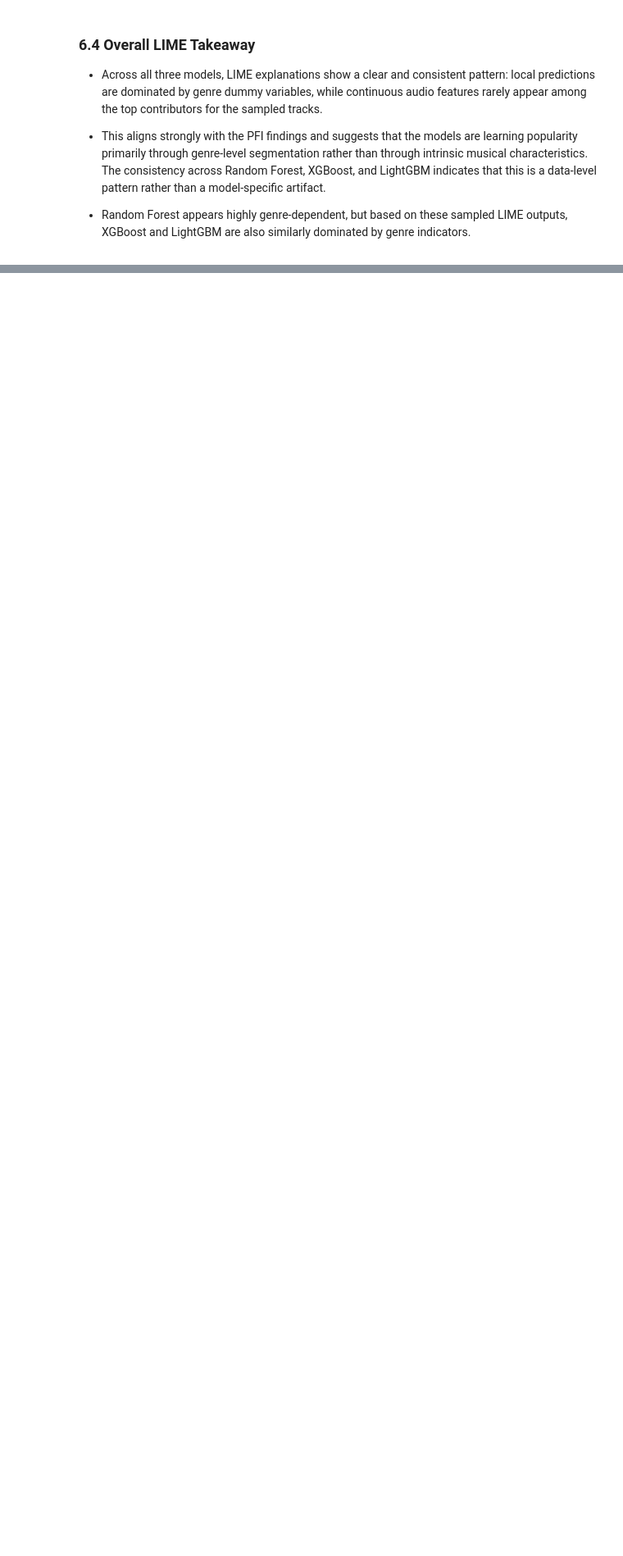
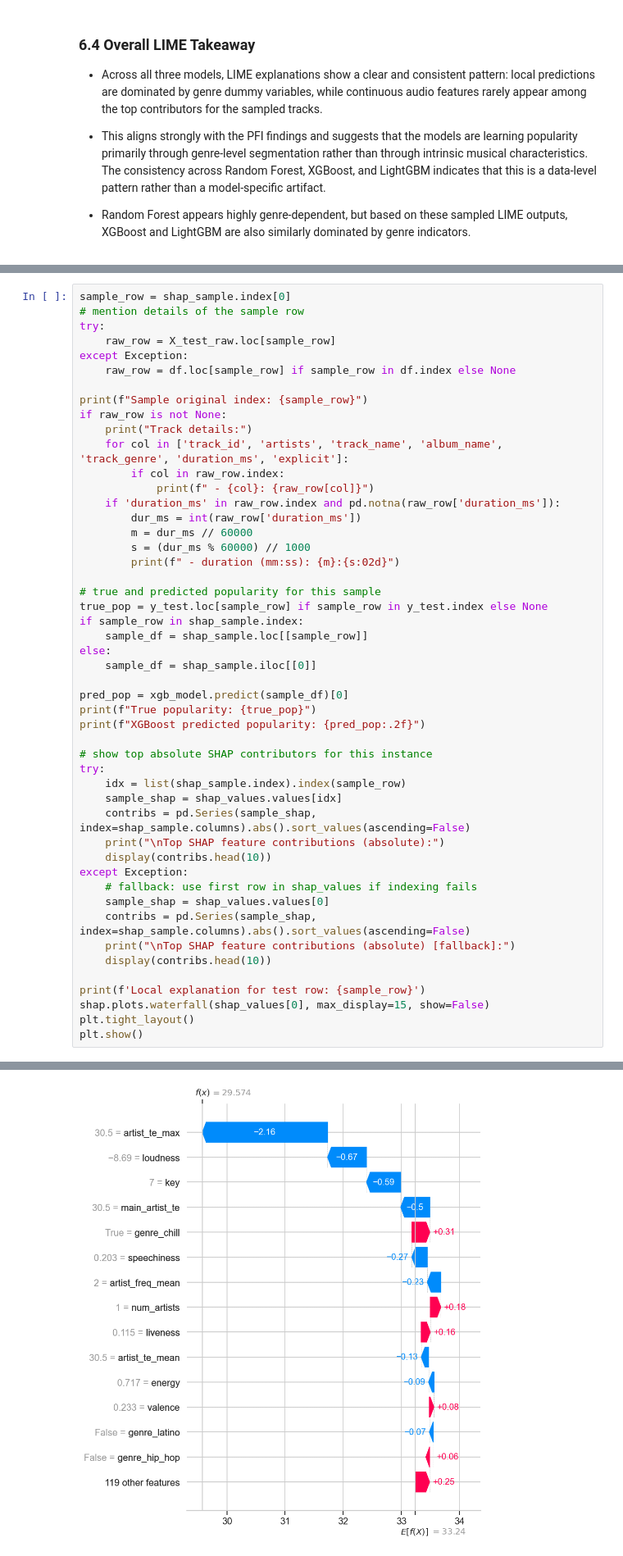
Before and after one commit to Hrithik-Kannan-Krishnan/SoundCheck, a Jupyter notebook: notebooks/spotify_xai.ipynb, the cells around one changed output, grey strips where cells are left out. Shown at 82% size. Saved outputs shown, nothing was run; the diff lists cells and outputs as text; blank space fills up the shorter version.

```diff
--- a/notebooks/spotify_xai.ipynb
+++ b/notebooks/spotify_xai.ipynb
@@ -964,0 +1238,50 @@ Actual popularity: 41.00
+# %%
+sample_row = shap_sample.index[0]
+# mention details of the sample row
+try:
+    raw_row = X_test_raw.loc[sample_row]
+except Exception:
+    raw_row = df.loc[sample_row] if sample_row in df.index else None
+
+print(f"Sample original index: {sample_row}")
+if raw_row is not None:
+    print("Track details:")
+    for col in ['track_id', 'artists', 'track_name', 'album_name', 'track_genre', 'duration_ms', 'explicit']:
+        if col in raw_row.index:
+            print(f" - {col}: {raw_row[col]}")
+    if 'duration_ms' in raw_row.index and pd.notna(raw_row['duration_ms']):
+        dur_ms = int(raw_row['duration_ms'])
+        m = dur_ms // 60000
+        s = (dur_ms % 60000) // 1000
+        print(f" - duration (mm:ss): {m}:{s:02d}")
+
+# true and predicted popularity for this sample
+true_pop = y_test.loc[sample_row] if sample_row in y_test.index else None
+if sample_row in shap_sample.index:
+    sample_df = shap_sample.loc[[sample_row]]
+else:
+    sample_df = shap_sample.iloc[[0]]
+
+pred_pop = xgb_model.predict(sample_df)[0]
+print(f"True popularity: {true_pop}")
+print(f"XGBoost predicted popularity: {pred_pop:.2f}")
+
+# show top absolute SHAP contributors for this instance
+try:
+    idx = list(shap_sample.index).index(sample_row)
+    sample_shap = shap_values.values[idx]
+    contribs = pd.Series(sample_shap, index=shap_sample.columns).abs().sort_values(ascending=False)
+    print("\nTop SHAP feature contributions (absolute):")
+    display(contribs.head(10))
+except Exception:
+    # fallback: use first row in shap_values if indexing fails
+    sample_shap = shap_values.values[0]
+    contribs = pd.Series(sample_shap, index=shap_sample.columns).abs().sort_values(ascending=False)
+    print("\nTop SHAP feature contributions (absolute) [fallback]:")
+    display(contribs.head(10))
+
+print(f'Local explanation for test row: {sample_row}')
+shap.plots.waterfall(shap_values[0], max_display=15, show=False)
+plt.tight_layout()
+plt.show()
+# %% [output]
@@ -964,0 +1314 @@ Actual popularity: 41.00
+[figure, added]
```
Also changed, not shown: parts of 24 cells of this notebook, 6 other files.
